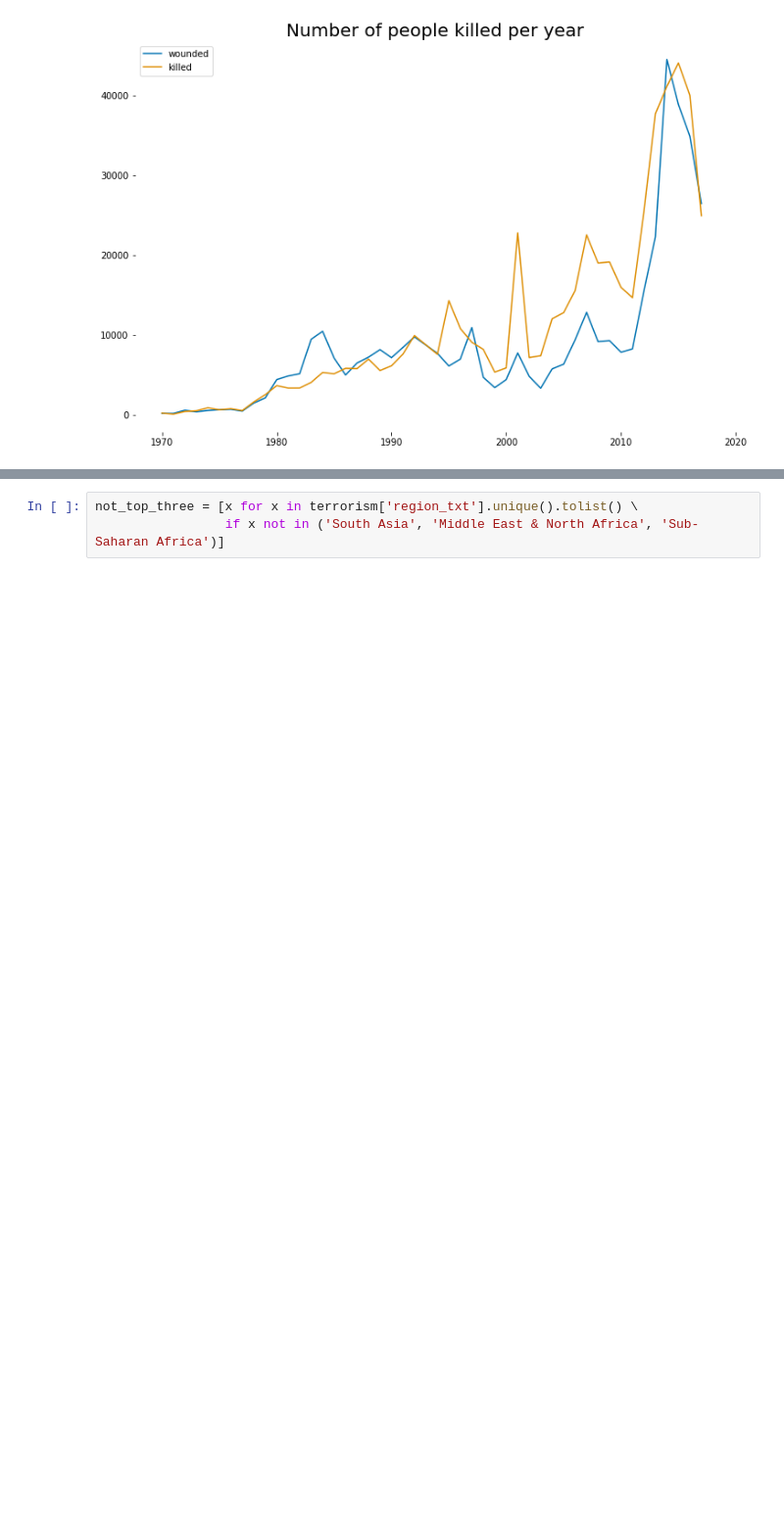
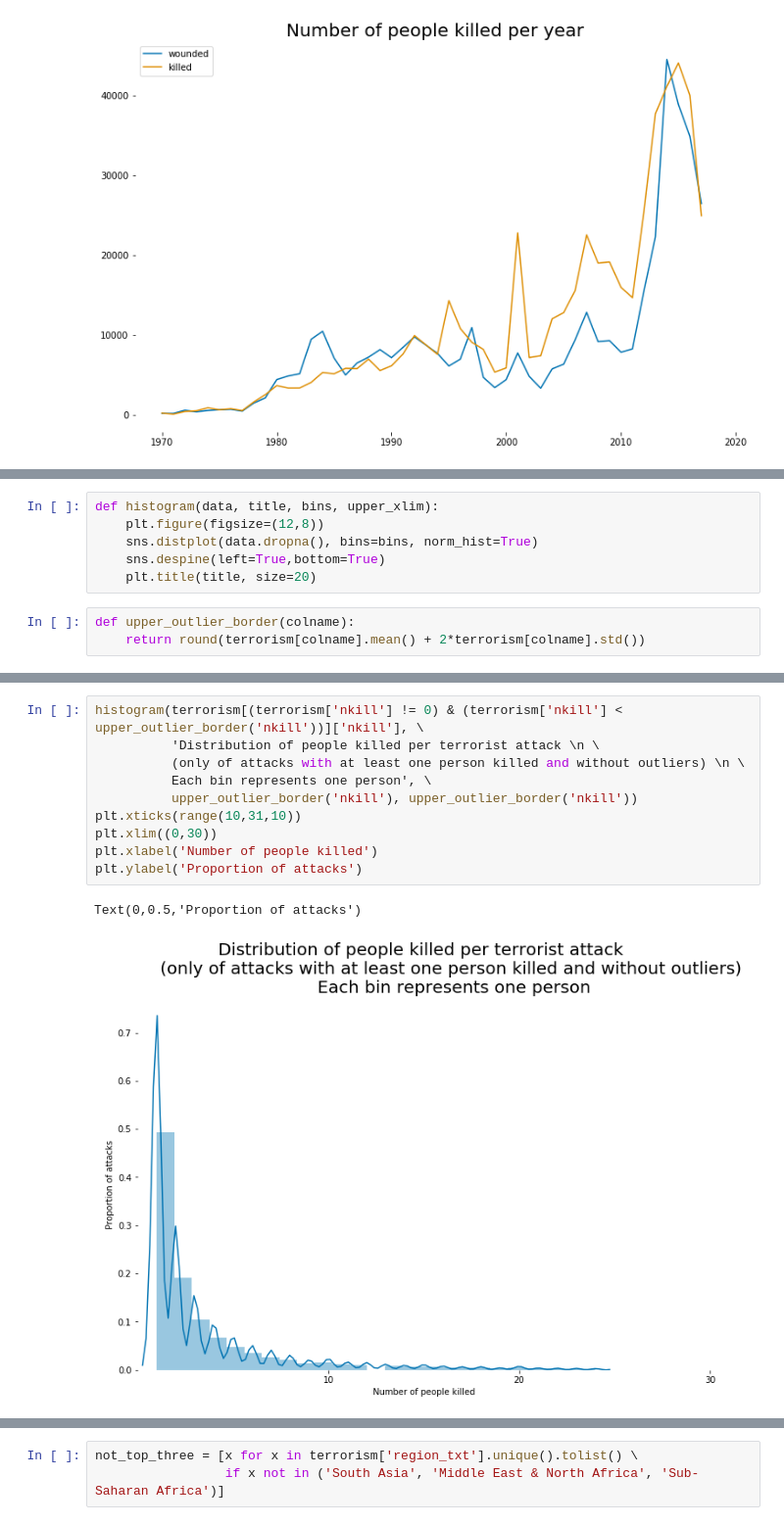
Before and after one commit to FlorianBleichenbacher/FlorianJamesBleichenbacher, a Jupyter notebook: terrorism_storytelling.ipynb, the cells around one changed output, grey strips where cells are left out. Shown: that part at 98% size. Drawn from its saved outputs; the diff is of its cells as text; blank space fills up the shorter version.

```diff
--- a/terrorism_storytelling.ipynb
+++ b/terrorism_storytelling.ipynb
@@ -90,0 +152,9 @@ line_plot(number_region, 'Number of terrorist attacks per year/region','df', num
+# %%
+def histogram(data, title, bins, upper_xlim):
+    plt.figure(figsize=(12,8))
+    sns.distplot(data.dropna(), bins=bins, norm_hist=True)
+    sns.despine(left=True,bottom=True)
+    plt.title(title, size=20)
+# %%
+def upper_outlier_border(colname):
+    return round(terrorism[colname].mean() + 2*terrorism[colname].std())
@@ -90,0 +166,13 @@ line_plot(number_region, 'Number of terrorist attacks per year/region','df', num
+# %%
+histogram(terrorism[(terrorism['nkill'] != 0) & (terrorism['nkill'] < upper_outlier_border('nkill'))]['nkill'], \
+          'Distribution of people killed per terrorist attack \n \
+          (only of attacks with at least one person killed and without outliers) \n \
+          Each bin represents one person', \
+          upper_outlier_border('nkill'), upper_outlier_border('nkill'))
+plt.xticks(range(10,31,10))
+plt.xlim((0,30))
+plt.xlabel('Number of people killed')
+plt.ylabel('Proportion of attacks')
+# %% [output]
+Text(0,0.5,'Proportion of attacks')
+[figure, added]
```
Also changed, not shown: parts of 56 cells of this notebook.
